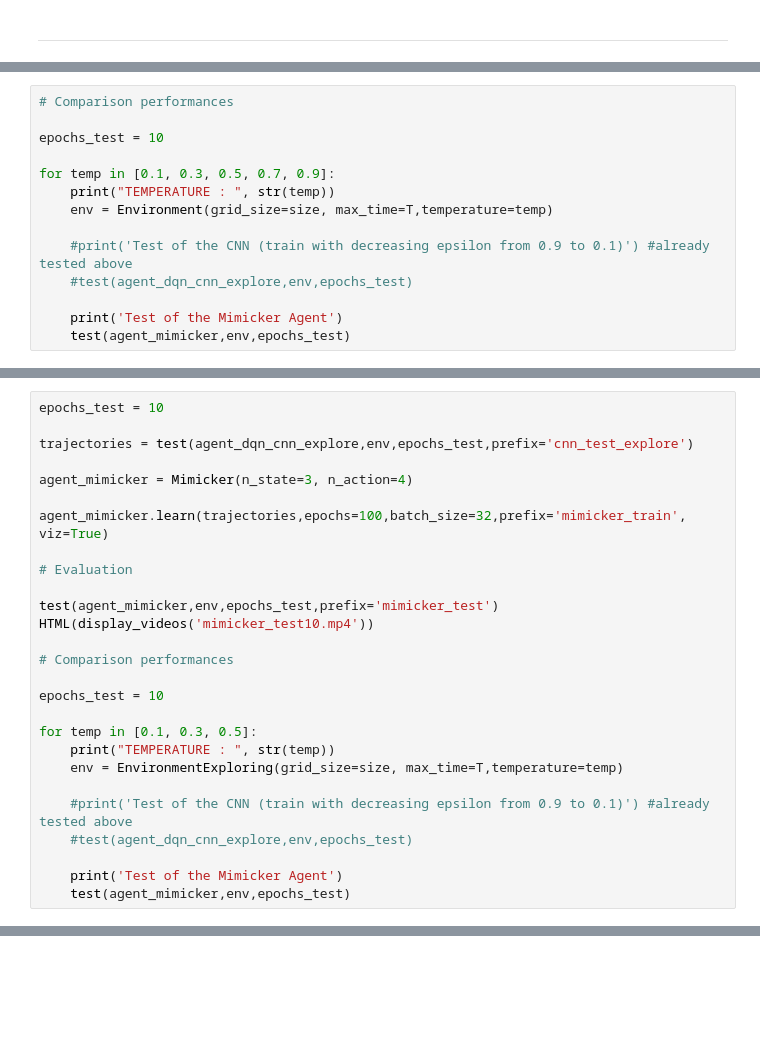
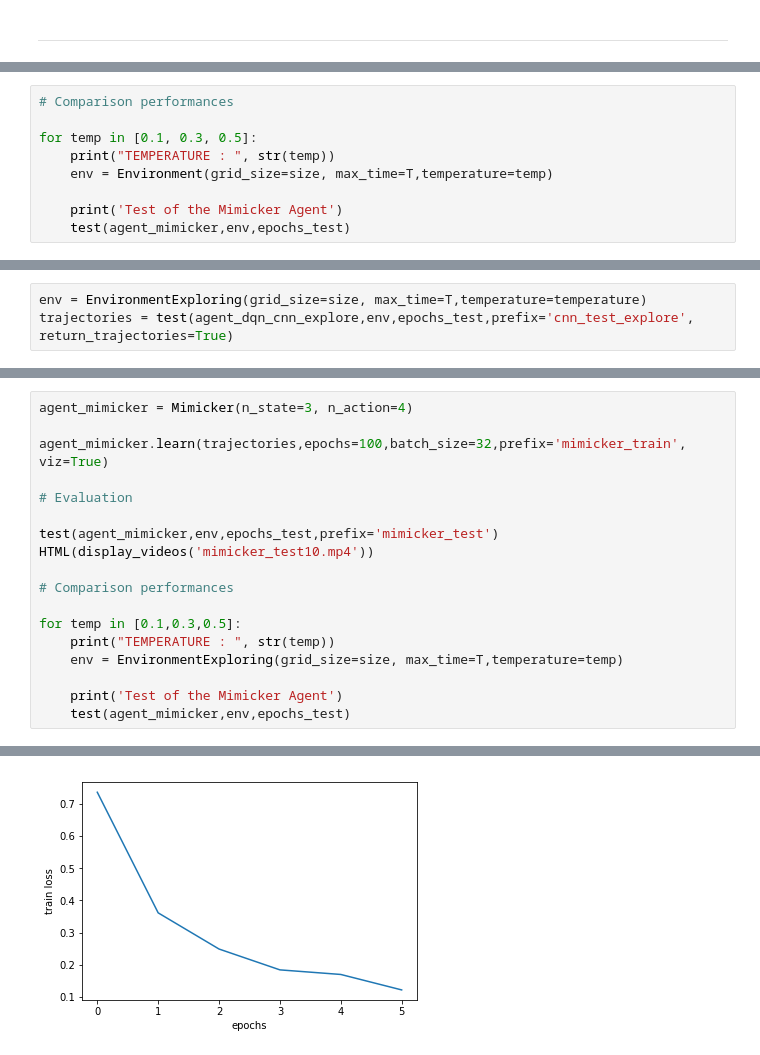
Before and after one commit to deloroy/DLB, a Jupyter notebook: TP3 (DEEP_RL)/MVA-MP3-DELORO.ipynb, the cells around one changed output, grey strips where cells are left out. Drawn from its saved outputs; the diff is of its cells as text; blank space fills up the shorter version.

```diff
--- a/TP3 (DEEP_RL)/MVA-MP3-DELORO.ipynb
+++ b/TP3 (DEEP_RL)/MVA-MP3-DELORO.ipynb
@@ -1328,15 +1354,10 @@ KeyboardInterrupt:
 # %%
 # Comparison performances
 
-epochs_test = 10
-
-for temp in [0.1, 0.3, 0.5, 0.7, 0.9]:
+for temp in [0.1, 0.3, 0.5]:
     print("TEMPERATURE : ", str(temp))
     env = Environment(grid_size=size, max_time=T,temperature=temp)
 
-    #print('Test of the CNN (train with decreasing epsilon from 0.9 to 0.1)') #already tested above
-    #test(agent_dqn_cnn_explore,env,epochs_test)
-
     print('Test of the Mimicker Agent')
     test(agent_mimicker,env,epochs_test)
 # %% [output]
@@ -1359,0 +1381,3 @@ Final score: 7.025
+# %%
+env = EnvironmentExploring(grid_size=size, max_time=T,temperature=temperature)
+trajectories = test(agent_dqn_cnn_explore,env,epochs_test,prefix='cnn_test_explore', return_trajectories=True)
@@ -1360,8 +1397,4 @@ Final score: 7.025
 # %%
-epochs_test = 10
-
-trajectories = test(agent_dqn_cnn_explore,env,epochs_test,prefix='cnn_test_explore')
-
 agent_mimicker = Mimicker(n_state=3, n_action=4)
 
 agent_mimicker.learn(trajectories,epochs=100,batch_size=32,prefix='mimicker_train', viz=True)
@@ -1373,14 +1406,10 @@ HTML(display_videos('mimicker_test10.mp4'))
 
 # Comparison performances
 
-epochs_test = 10
-
-for temp in [0.1, 0.3, 0.5]:
+for temp in [0.1,0.3,0.5]:
     print("TEMPERATURE : ", str(temp))
     env = EnvironmentExploring(grid_size=size, max_time=T,temperature=temp)
 
-    #print('Test of the CNN (train with decreasing epsilon from 0.9 to 0.1)') #already tested above
-    #test(agent_dqn_cnn_explore,env,epochs_test)
-
     print('Test of the Mimicker Agent')
     test(agent_mimicker,env,epochs_test)
+# %% [output]
@@ -1386,0 +1433 @@ for temp in [0.1, 0.3, 0.5]:
+[figure, added]
```
Also changed, not shown: parts of 30 cells of this notebook, 1 other file.
